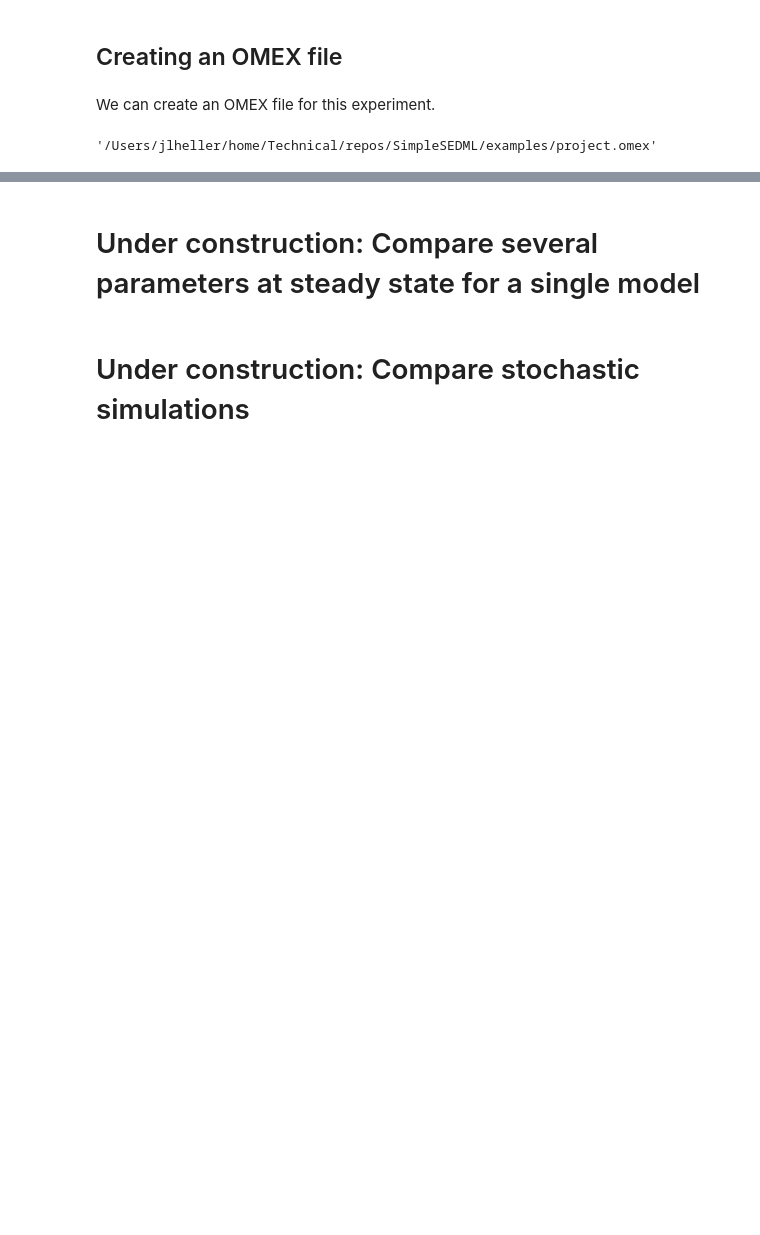
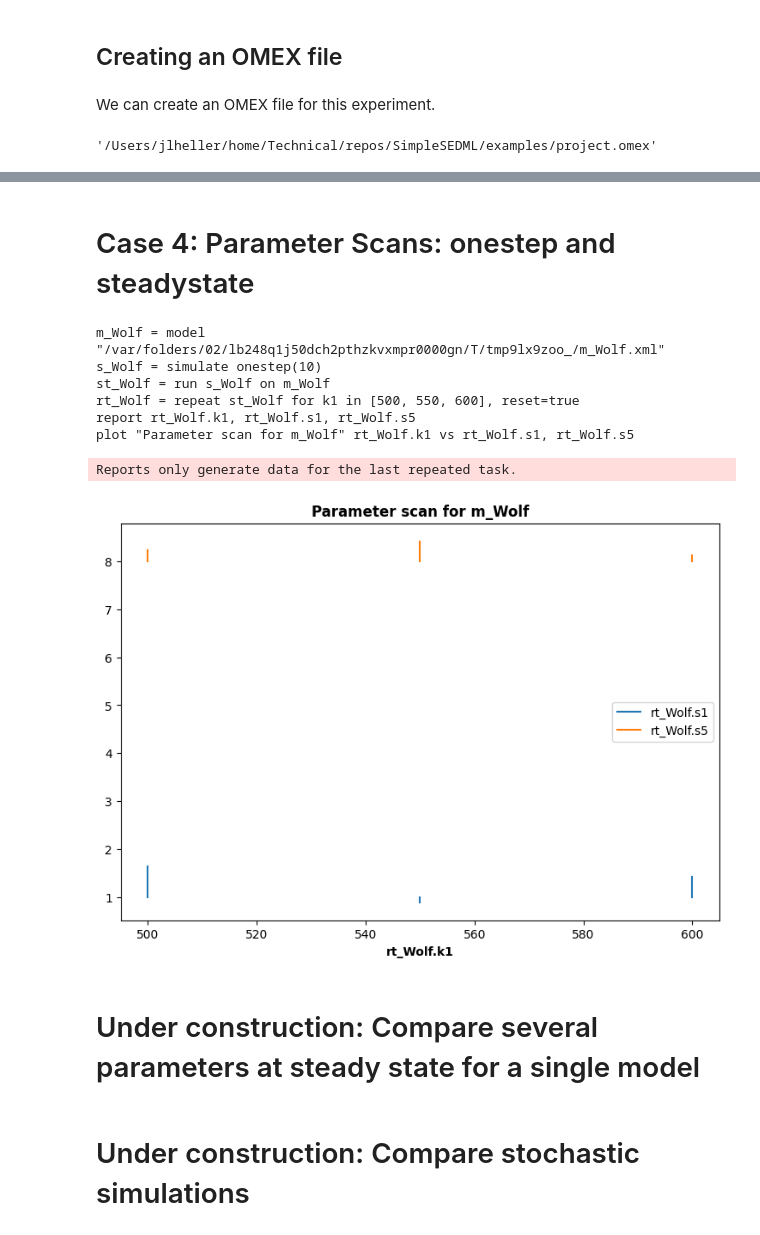
Before and after one commit to sys-bio/SimpleSEDML, a Jupyter notebook: examples/usage_examples.ipynb, the cells around one changed output, grey strips where cells are left out. Cells and saved outputs as stored; diff of their text form; code cells hidden in the pictures; blank space fills up the shorter version.

```diff
--- a/examples/usage_examples.ipynb
+++ b/examples/usage_examples.ipynb
@@ -251,5 +262,22 @@ Archive:  project.omex
 # %%
 MODEL_SOURCES.extend(mmtc.model_sources)
+# %% [markdown]
+# Case 4: Parameter Scans: onestep and steadystate
+# %%
+smps = ss.makeSingleModelParameterScan(WOLF_URL, simulation_type="onestep",
+                                       project_id="Wolf", title="Wolf",
+        time_interval=10, display_variables=["s1", "s5"], scan_parameter_dct=dict(k1=[500, 550, 600]))
+print(smps.getPhraSEDML())
+_ = smps.execute()
+# %% [output]
+m_Wolf = model "/var/folders/02/lb248q1j50dch2pthzkvxmpr0000gn/T/tmp9lx9zoo_/m_Wolf.xml"
+s_Wolf = simulate onestep(10)
+st_Wolf = run s_Wolf on m_Wolf
+rt_Wolf = repeat st_Wolf for k1 in [500, 550, 600], reset=true
+report rt_Wolf.k1, rt_Wolf.s1, rt_Wolf.s5
+plot "Parameter scan for m_Wolf" rt_Wolf.k1 vs rt_Wolf.s1, rt_Wolf.s5
+Reports only generate data for the last repeated task.
+[figure, added]
 # %% [markdown]
 # Under construction: Compare several parameters at steady state for a single model
 # %% [markdown]
```
Also changed, not shown: parts of 16 cells of this notebook, 17 other files.
